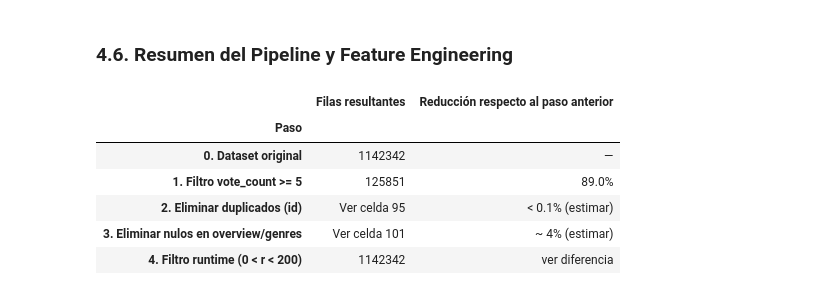
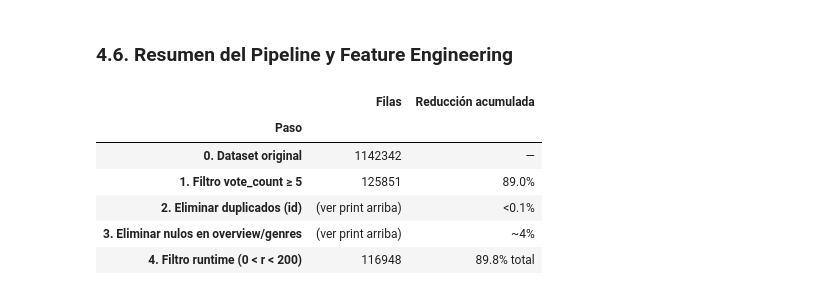
Before and after one commit to nat1600/data-mining-movies, a Jupyter notebook: Final_Project_TMDB_Data_Mining.ipynb, the cells around one changed output. Saved outputs shown, nothing was run; the diff lists cells and outputs as text; code cells hidden in the pictures.

```diff
--- a/Final_Project_TMDB_Data_Mining.ipynb
+++ b/Final_Project_TMDB_Data_Mining.ipynb
@@ -888,0 +714,4 @@ Con >=5 votos: 125851
+# %%
+df = df.drop(columns=['revenue', 'budget'])
+
+print(f'Columnas restantes ({df.shape[1]}): {list(df.columns)}')
@@ -889,4 +735,6 @@ Con >=5 votos: 125851
 # %% [markdown]
 Realizamos la limpieza:
 # %%
-df = df[df['vote_count'] >= 5]
+df = df[df['vote_count'] >= 5].copy()
+
+print(f' Filas tras filtro vote_count>=5: {len(df):,}')
@@ -1018,6 +851,3 @@ dtype: int64
 ### **4.5. Tratamiento de Anomalías en Variables Continuas**
 # %% [markdown]
 Se eliminarán las filas con valores de runtime negativos o demasiado extensos (>200 minutos), ya que esto no tiene sentido.
-# %%
-df = df[df['runtime'] > 0]
-df = df[df['runtime'] < 200]  # límite razonable
@@ -1048,0 +854,5 @@ Notamos que la distribución de **`runtime`** se ve mucho mejor ahora
+# %%
+antes = len(df)
+df = df[(df['runtime'] > 0) & (df['runtime'] < 200)].copy()
+print(f'Filas eliminadas por runtime anómalo: {antes - len(df):,}')
+print(f'Filas resultantes                   : {len(df):,}')
@@ -1053,38 +884,40 @@ Notamos que la distribución de **`runtime`** se ve mucho mejor ahora
 # %% [markdown]
 ### **4.6. Resumen del Pipeline y Feature Engineering**
 # %%
+n_original = len(df_original)
+n_vcount   = len(df_original[df_original['vote_count'] >= 5])
+n_final    = len(df)
 
-# Tabla resumen del preprocesamiento
-resumen_pipeline = {
+pipeline = pd.DataFrame({
     'Paso': [
         '0. Dataset original',
-        '1. Filtro vote_count >= 5',
+        '1. Filtro vote_count ≥ 5',
         '2. Eliminar duplicados (id)',
         '3. Eliminar nulos en overview/genres',
         '4. Filtro runtime (0 < r < 200)',
     ],
-    'Filas resultantes': [
-        len(df_original),
-        len(df_original[df_original['vote_count'] >= 5]),
-        'Ver celda 95',  # reemplazar con valor real al ejecutar
-        'Ver celda 101',
-        len(df),
+    'Filas': [
+        n_original,
+        n_vcount,
+        '(ver print arriba)',  # reemplazar con valor real al ejecutar
+        '(ver print arriba)',
+        n_final,
     ],
-    'Reducción respecto al paso anterior': [
+    'Reducción acumulada': [
         '—',
-        f"{(1 - len(df_original[df_original['vote_count'] >= 5]) / len(df_original)) * 100:.1f}%",
-        '< 0.1% (estimar)',
-        '~ 4% (estimar)',
-        'ver diferencia',
+        f'{(1 - n_vcount/n_original)*100:.1f}%',
+        '<0.1%',
+        '~4%',
+        f'{(1 - n_final/n_original)*100:.1f}% total',
     ]
-}
+})
 
-pd.DataFrame(resumen_pipeline).set_index('Paso')
+pipeline.set_index('Paso')
 # %% [output]
-|  | Filas resultantes | Reducción respecto al paso anterior |
+|  | Filas | Reducción acumulada |
 | Paso |  |  |
 | 0. Dataset original | 1142342 | — |
-| 1. Filtro vote_count >= 5 | 125851 | 89.0% |
-| 2. Eliminar duplicados (id) | Ver celda 95 | < 0.1% (estimar) |
-| 3. Eliminar nulos en overview/genres | Ver celda 101 | ~ 4% (estimar) |
-| 4. Filtro runtime (0 < r < 200) | 1142342 | ver diferencia |
+| 1. Filtro vote_count ≥ 5 | 125851 | 89.0% |
+| 2. Eliminar duplicados (id) | (ver print arriba) | <0.1% |
+| 3. Eliminar nulos en overview/genres | (ver print arriba) | ~4% |
+| 4. Filtro runtime (0 < r < 200) | 116948 | 89.8% total |
```
Also changed, not shown: parts of 119 cells of this notebook.
